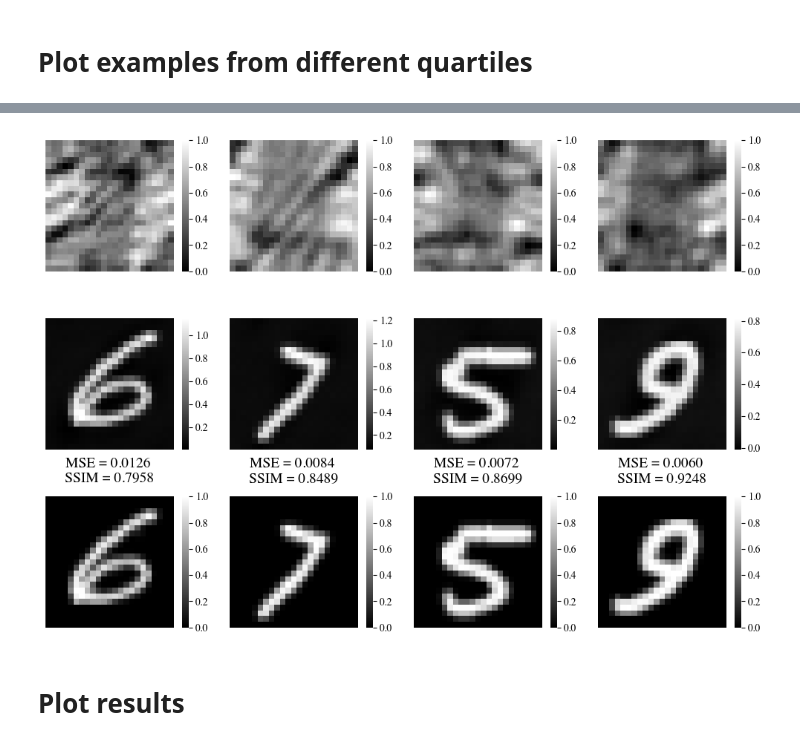
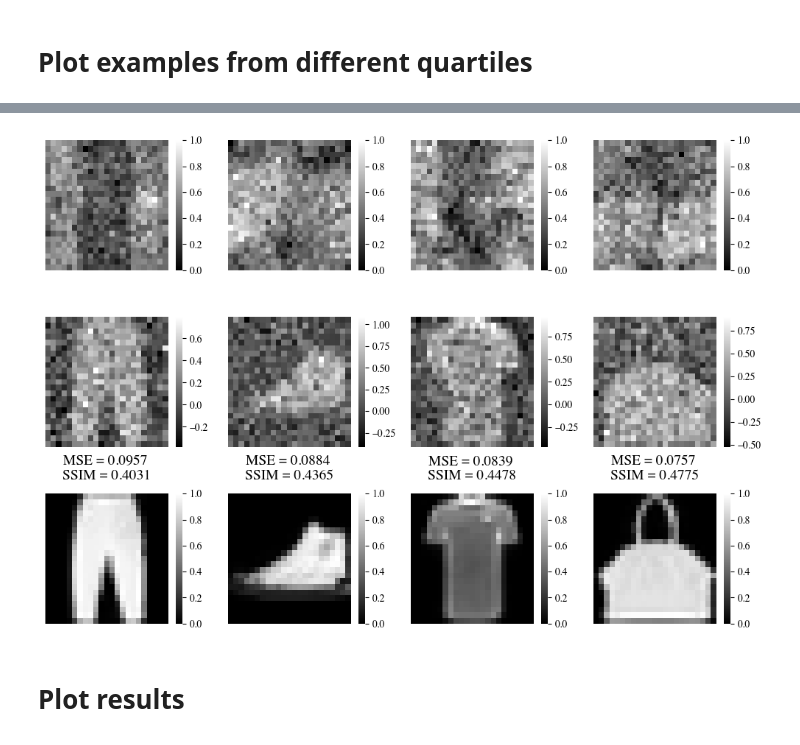
Before and after one commit to jornelasmunoz/UCM_Undergraduate_Research, a Jupyter notebook: jornelasmunoz/notebooks/evaluation_learn_decoder.ipynb, the cells around one changed output, grey strips where cells are left out. Drawn from its saved outputs; the diff is of its cells as text; code cells hidden in the pictures.

Commit message:
More figures for paper

```diff
--- a/jornelasmunoz/notebooks/evaluation_learn_decoder.ipynb
+++ b/jornelasmunoz/notebooks/evaluation_learn_decoder.ipynb
@@ -185,8 +160,8 @@ SSIM = StructuralSimilarityIndexMeasure()
 result_dict = {}
 # %%
 # This is to load test sets with different levels of noise. Change level of noise
-model.params['snr'] = None
-model.params['dataset'] = 'MNIST'
+model.params['snr'] = 1
+model.params['dataset'] = 'Fashion'
 # Load data
 train_data, test_data, loaders = load_data(model.params)
 
@@ -303,15 +278,15 @@ print(latex_table)
 # Plot examples from different quartiles
 # %%
 # Compute quartiles
-q1 = df['ssim_noiseless'].quantile(0.25)
-q2 = df['ssim_noiseless'].quantile(0.50)
-q3 = df['ssim_noiseless'].quantile(0.75)
+q1 = df[f'ssim_{model.params["snr"]}'].quantile(0.25)
+q2 = df[f'ssim_{model.params["snr"]}'].quantile(0.50)
+q3 = df[f'ssim_{model.params["snr"]}'].quantile(0.75)
 
 # # Select rows from each quartile
-row_q1 = df[df['ssim_noiseless'] <= q1].sort_values(by='ssim_noiseless').iloc[0]
-row_q2 = df[(df['ssim_noiseless'] > q1) & (df['ssim_noiseless'] <= q2)].sort_values(by='ssim_noiseless').iloc[-10]
-row_q3 = df[(df['ssim_noiseless'] > q2) & (df['ssim_noiseless'] <= q3)].sort_values(by='ssim_noiseless').iloc[-10]
-row_q4 = df[df['ssim_noiseless'] > q3].sort_values(by='ssim_noiseless').iloc[-1]
+row_q1 = df[df[f'ssim_{model.params["snr"]}'] <= q1].sort_values(by=f'ssim_{model.params["snr"]}').iloc[0]
+row_q2 = df[(df[f'ssim_{model.params["snr"]}'] > q1) & (df[f'ssim_{model.params["snr"]}'] <= q2)].sort_values(by=f'ssim_{model.params["snr"]}').iloc[-10]
+row_q3 = df[(df[f'ssim_{model.params["snr"]}'] > q2) & (df[f'ssim_{model.params["snr"]}'] <= q3)].sort_values(by=f'ssim_{model.params["snr"]}').iloc[-10]
+row_q4 = df[df[f'ssim_{model.params["snr"]}'] > q3].sort_values(by=f'ssim_{model.params["snr"]}').iloc[-1]
 
 # # Display the selected rows
 # print("Row from Quartile 1:")
@@ -356,39 +300,44 @@ plt.show()
 # %%
 fig, axs = plt.subplots(3,4, figsize=(10,7))
 axs = axs.ravel()
 idx = np.random.randint(0,row_q1['inputs'].shape[0])
 
 sns.heatmap(row_q1['inputs'][idx].squeeze(0), cmap='gray', ax =axs[0])
 sns.heatmap(row_q2['inputs'][idx].squeeze(0), cmap='gray', ax =axs[1])
 sns.heatmap(row_q3['inputs'][idx].squeeze(0), cmap='gray', ax =axs[2])
 sns.heatmap(row_q4['inputs'][idx].squeeze(0), cmap='gray', ax =axs[3])
 
 sns.heatmap(row_q1['outputs'][idx].squeeze(0).detach(), cmap='gray', ax =axs[4+0])
 sns.heatmap(row_q2['outputs'][idx].squeeze(0).detach(), cmap='gray', ax =axs[4+1])
 sns.heatmap(row_q3['outputs'][idx].squeeze(0).detach(), cmap='gray', ax =axs[4+2])
 sns.heatmap(row_q4['outputs'][idx].squeeze(0).detach(), cmap='gray', ax =axs[4+3])
 
+# sns.heatmap(FFT_convolve(row_q1['inputs'][idx].squeeze(0).numpy(), target_weights), cmap='gray', ax =axs[8+0])
+# sns.heatmap(FFT_convolve(row_q2['inputs'][idx].squeeze(0).numpy(), target_weights), cmap='gray', ax =axs[8+1])
+# sns.heatmap(FFT_convolve(row_q3['inputs'][idx].squeeze(0).numpy(), target_weights), cmap='gray', ax =axs[8+2])
+# sns.heatmap(FFT_convolve(row_q4['inputs'][idx].squeeze(0).numpy(), target_weights), cmap='gray', ax =axs[8+3])
+
 sns.heatmap(row_q1['targets'][idx].squeeze(0), cmap='gray', ax =axs[8+0])
 sns.heatmap(row_q2['targets'][idx].squeeze(0), cmap='gray', ax =axs[8+1])
 sns.heatmap(row_q3['targets'][idx].squeeze(0), cmap='gray', ax =axs[8+2])
 sns.heatmap(row_q4['targets'][idx].squeeze(0), cmap='gray', ax =axs[8+3])
 
-axs[4+0].set_title(f"MSE = {row_q1['mse_noiseless']:.4f} \nSSIM = {row_q1['ssim_noiseless']:.4f}",y=-0.3, fontsize=14)
-axs[4+1].set_title(f"MSE = {row_q2['mse_noiseless']:.4f} \nSSIM = {row_q2['ssim_noiseless']:.4f}",y=-0.3, fontsize=14)
-axs[4+2].set_title(f"MSE = {row_q3['mse_noiseless']:.4f} \nSSIM = {row_q3['ssim_noiseless']:.4f}",y=-0.3, fontsize=14)
-axs[4+3].set_title(f"MSE = {row_q4['mse_noiseless']:.4f} \nSSIM = {row_q4['ssim_noiseless']:.4f}",y=-0.3, fontsize=14)
+axs[4+0].set_title(f"MSE = {row_q1[f'mse_1']:.4f} \nSSIM = {row_q1[f'ssim_1']:.4f}",y=-0.3, fontsize=14)
+axs[4+1].set_title(f"MSE = {row_q2[f'mse_1']:.4f} \nSSIM = {row_q2[f'ssim_1']:.4f}",y=-0.3, fontsize=14)
+axs[4+2].set_title(f"MSE = {row_q3[f'mse_1']:.4f} \nSSIM = {row_q3[f'ssim_1']:.4f}",y=-0.3, fontsize=14)
+axs[4+3].set_title(f"MSE = {row_q4[f'mse_1']:.4f} \nSSIM = {row_q4[f'ssim_1']:.4f}",y=-0.3, fontsize=14)
 
 for i in range(3*4):
     axs[i].axis('off')
 plt.tight_layout()
 plt.grid(False)
 # Adjust the spacing between subplots
 # plt.subplots_adjust(hspace=0.1)  # Adjust the value as needed
-fig.savefig(model.RUN_DIR+'recon_examples.png',dpi=400)
-fig.savefig(model.RUN_DIR+'recon_examples.svg')
+fig.savefig(model.RUN_DIR+f'recon_examples_{model.params["snr"]}dB_{model.params["dataset"]}.png',dpi=400)
+# fig.savefig(model.RUN_DIR+'recon_examples.svg')
 plt.show()
 # %% [output]
-[figure, old version]
+[figure, new version]
 # %% [markdown]
 # Plot results
 # %%
```
Also changed, not shown: parts of 9 cells of this notebook, 10 other files.
